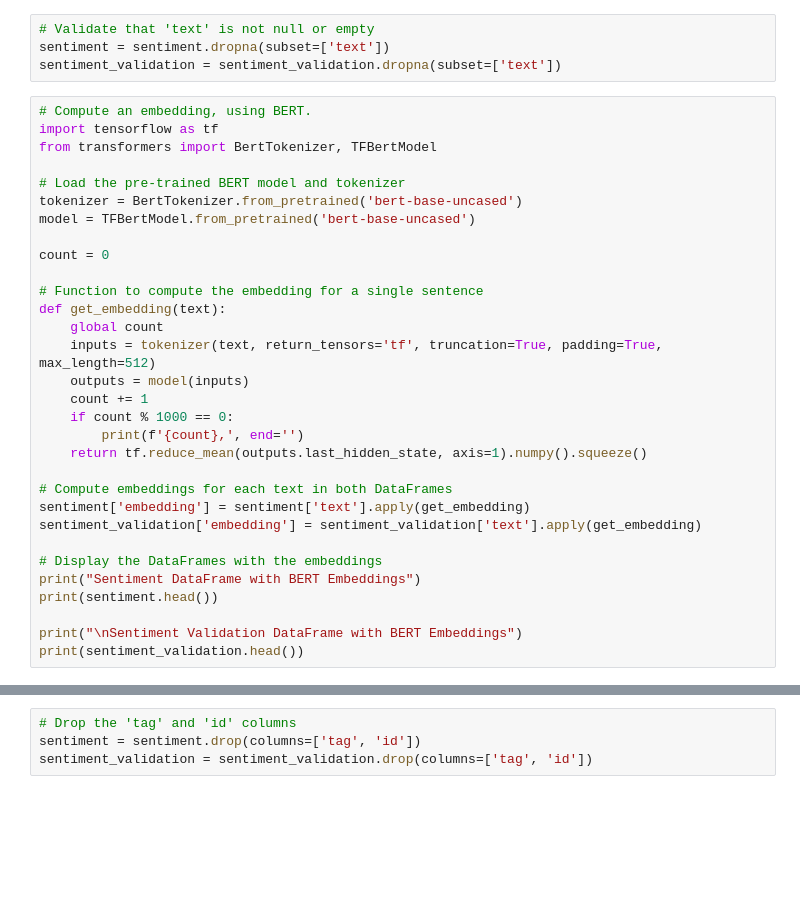
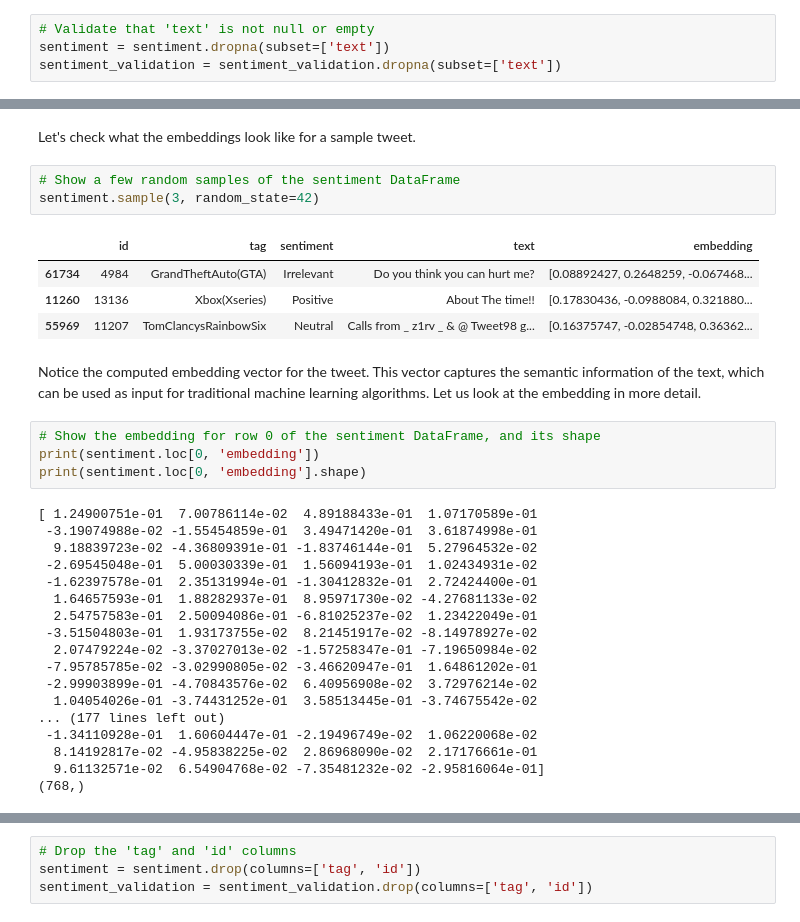
Before and after one commit to pedro-leitao/pedros-experiments, a Jupyter notebook: experiments/randomforests-embeddings.ipynb, the cells around one changed output, grey strips where cells are left out. Cells and saved outputs as stored; diff of their text form; blank space fills up the shorter version.

```diff
--- a/experiments/randomforests-embeddings.ipynb
+++ b/experiments/randomforests-embeddings.ipynb
@@ -55,34 +76,3 @@ Name: count, dtype: int64
 # Validate that 'text' is not null or empty
 sentiment = sentiment.dropna(subset=['text'])
 sentiment_validation = sentiment_validation.dropna(subset=['text'])
-# %%
-# Compute an embedding, using BERT.
-import tensorflow as tf
-from transformers import BertTokenizer, TFBertModel
-
-# Load the pre-trained BERT model and tokenizer
-tokenizer = BertTokenizer.from_pretrained('bert-base-uncased')
-model = TFBertModel.from_pretrained('bert-base-uncased')
-
-count = 0
-
-# Function to compute the embedding for a single sentence
-def get_embedding(text):
-    global count
-    inputs = tokenizer(text, return_tensors='tf', truncation=True, padding=True, max_length=512)
-    outputs = model(inputs)
-    count += 1
-    if count % 1000 == 0:
-        print(f'{count},', end='')
-    return tf.reduce_mean(outputs.last_hidden_state, axis=1).numpy().squeeze()
-
-# Compute embeddings for each text in both DataFrames
-sentiment['embedding'] = sentiment['text'].apply(get_embedding)
-sentiment_validation['embedding'] = sentiment_validation['text'].apply(get_embedding)
-
-# Display the DataFrames with the embeddings
-print("Sentiment DataFrame with BERT Embeddings")
-print(sentiment.head())
-
-print("\nSentiment Validation DataFrame with BERT Embeddings")
-print(sentiment_validation.head())
@@ -116,0 +154,34 @@ If your task is similar to the task the model of the checkpoint was trained on,
+# %% [markdown]
+Let's check what the embeddings look like for a sample tweet.
+# %%
+# Show a few random samples of the sentiment DataFrame
+sentiment.sample(3, random_state=42)
+# %% [output]
+|  | id | tag | sentiment | text | embedding |
+| 61734 | 4984 | GrandTheftAuto(GTA) | Irrelevant | Do you think you can hurt me? | [0.08892427, 0.2648259, -0.067468... |
+| 11260 | 13136 | Xbox(Xseries) | Positive | About The time!! | [0.17830436, -0.0988084, 0.321880... |
+| 55969 | 11207 | TomClancysRainbowSix | Neutral | Calls from _ z1rv _ & @ Tweet98 g... | [0.16375747, -0.02854748, 0.36362... |
+# %% [markdown]
+Notice the computed embedding vector for the tweet. This vector captures the semantic information of the text, which can be used as input for traditional machine learning algorithms. Let us look at the embedding in more detail.
+# %%
+# Show the embedding for row 0 of the sentiment DataFrame, and its shape
+print(sentiment.loc[0, 'embedding'])
+print(sentiment.loc[0, 'embedding'].shape)
+# %% [output]
+[ 1.24900751e-01  7.00786114e-02  4.89188433e-01  1.07170589e-01
+ -3.19074988e-02 -1.55454859e-01  3.49471420e-01  3.61874998e-01
+  9.18839723e-02 -4.36809391e-01 -1.83746144e-01  5.27964532e-02
+ -2.69545048e-01  5.00030339e-01  1.56094193e-01  1.02434931e-02
+ -1.62397578e-01  2.35131994e-01 -1.30412832e-01  2.72424400e-01
+  1.64657593e-01  1.88282937e-01  8.95971730e-02 -4.27681133e-02
+  2.54757583e-01  2.50094086e-01 -6.81025237e-02  1.23422049e-01
+ -3.51504803e-01  1.93173755e-02  8.21451917e-02 -8.14978927e-02
+  2.07479224e-02 -3.37027013e-02 -1.57258347e-01 -7.19650984e-02
+ -7.95785785e-02 -3.02990805e-02 -3.46620947e-01  1.64861202e-01
+ -2.99903899e-01 -4.70843576e-02  6.40956908e-02  3.72976214e-02
+  1.04054026e-01 -3.74431252e-01  3.58513445e-01 -3.74675542e-02
+... (177 lines left out)
+ -1.34110928e-01  1.60604447e-01 -2.19496749e-02  1.06220068e-02
+  8.14192817e-02 -4.95838225e-02  2.86968090e-02  2.17176661e-01
+  9.61132571e-02  6.54904768e-02 -7.35481232e-02 -2.95816064e-01]
+(768,)
```
Also changed, not shown: parts of 28 cells of this notebook, 1 other file.
